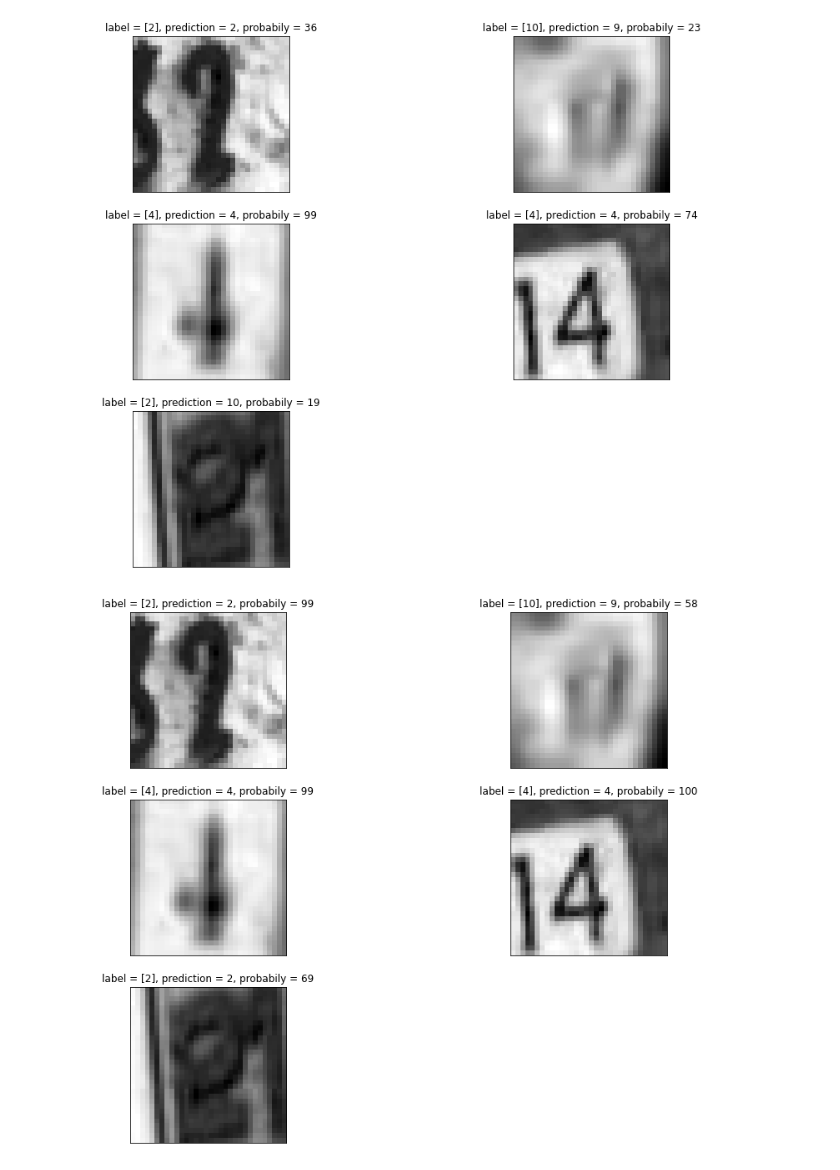
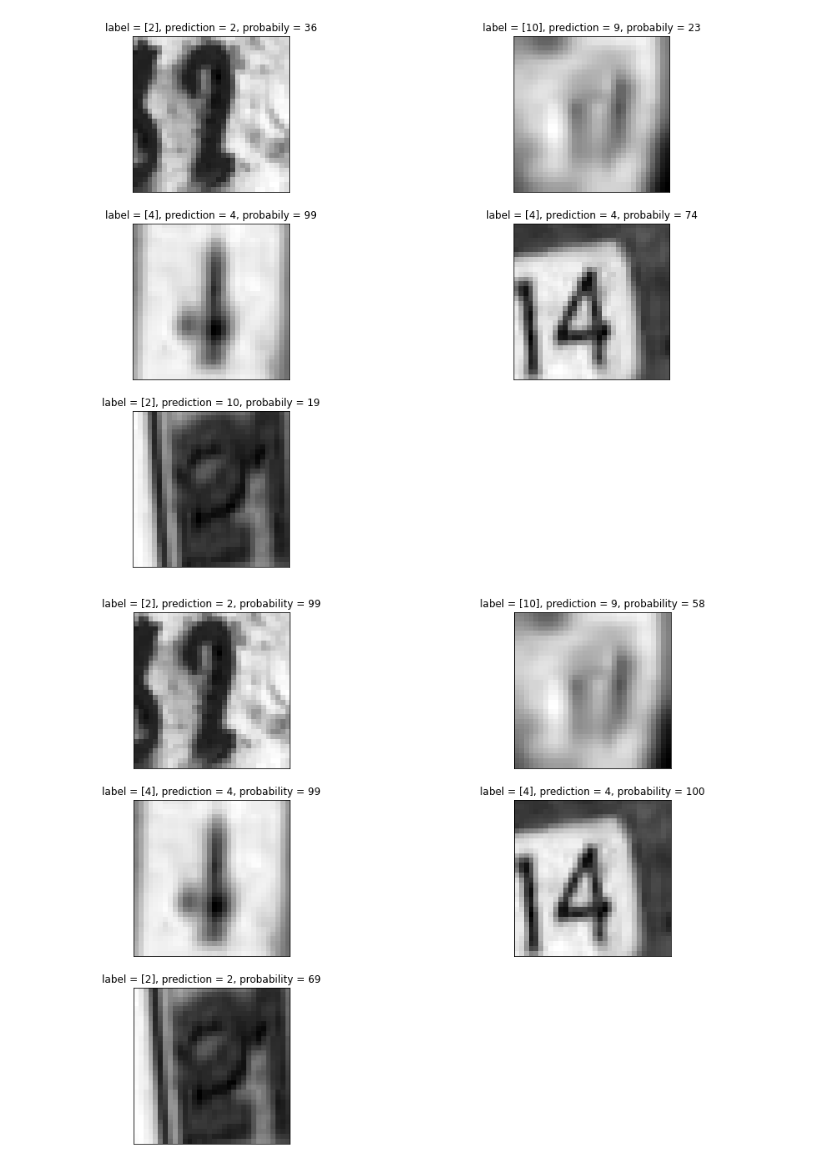
Before and after one commit to Aandre99/TensorFlow-2.x-Imperial-College-London-, a Jupyter notebook: Final_Project.ipynb, the cells around one changed output. Drawn from its saved outputs; the diff is of its cells as text; code cells hidden in the pictures.

```diff
--- a/Final_Project.ipynb
+++ b/Final_Project.ipynb
@@ -406,14 +406,14 @@ for i in range(samples2.shape[0]):
 # %%
 conv_prediction = best_conv.predict(samples2.reshape(-1,32,32,1))
 classes = np.argmax(conv_prediction, axis = 1) + 1 # because categorical fit step,thus true class is pred + 1
 
 plt.figure(figsize=(15, 20))
 
 for i in range(samples2.shape[0]):
     plt.subplot(5,2, i+1)
     plt.imshow(samples2[i,:,:], cmap ='gray')
-    plt.title(f"label = {labels[i]}, prediction = {classes[i]}, probabily = {int(conv_prediction[i,classes[i]-1] * 100)}")
+    plt.title(f"label = {labels[i]}, prediction = {classes[i]}, probability = {int(conv_prediction[i,classes[i]-1] * 100)}")
     plt.xticks([])
     plt.yticks([])
 # %% [output]
-[figure, old version]
+[figure, new version]
```
